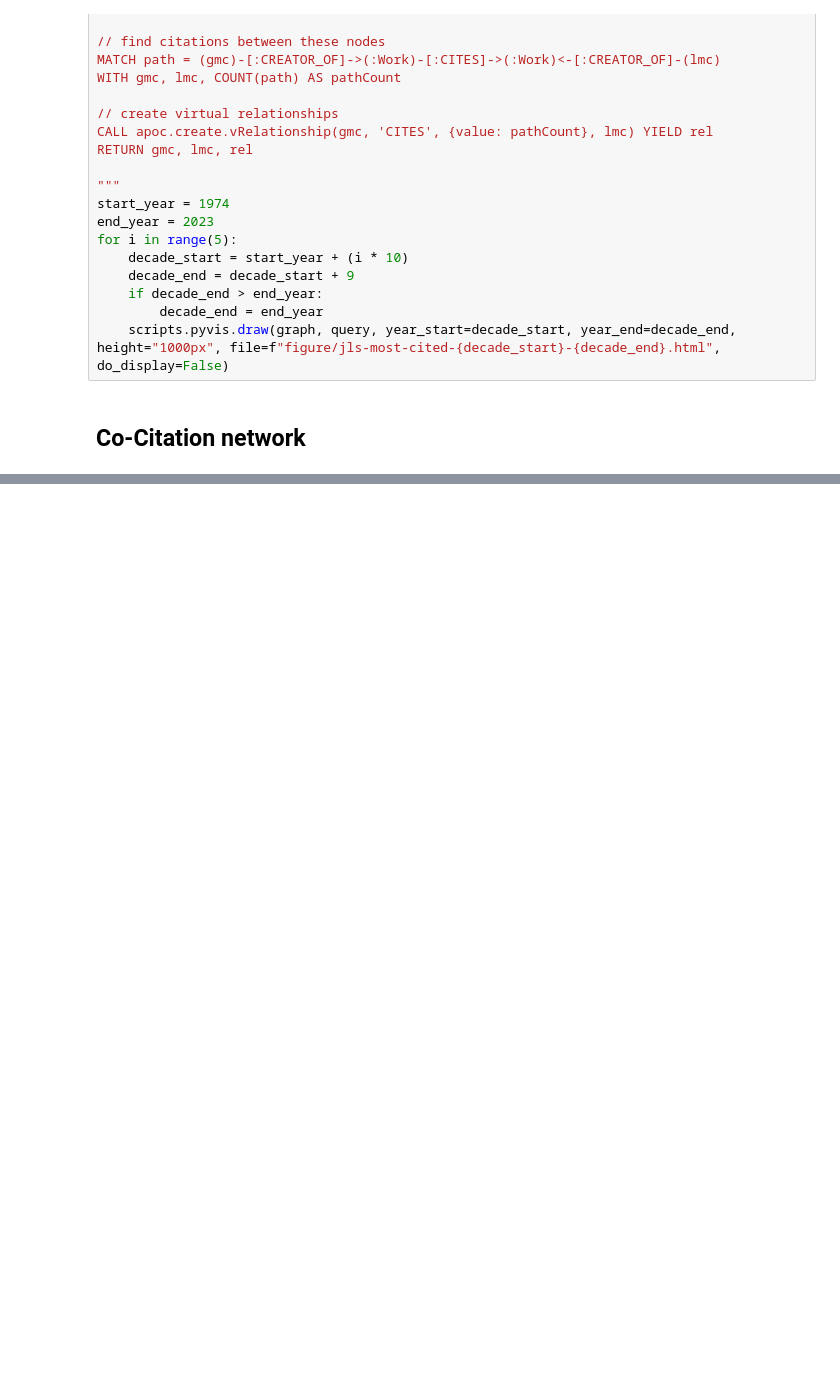
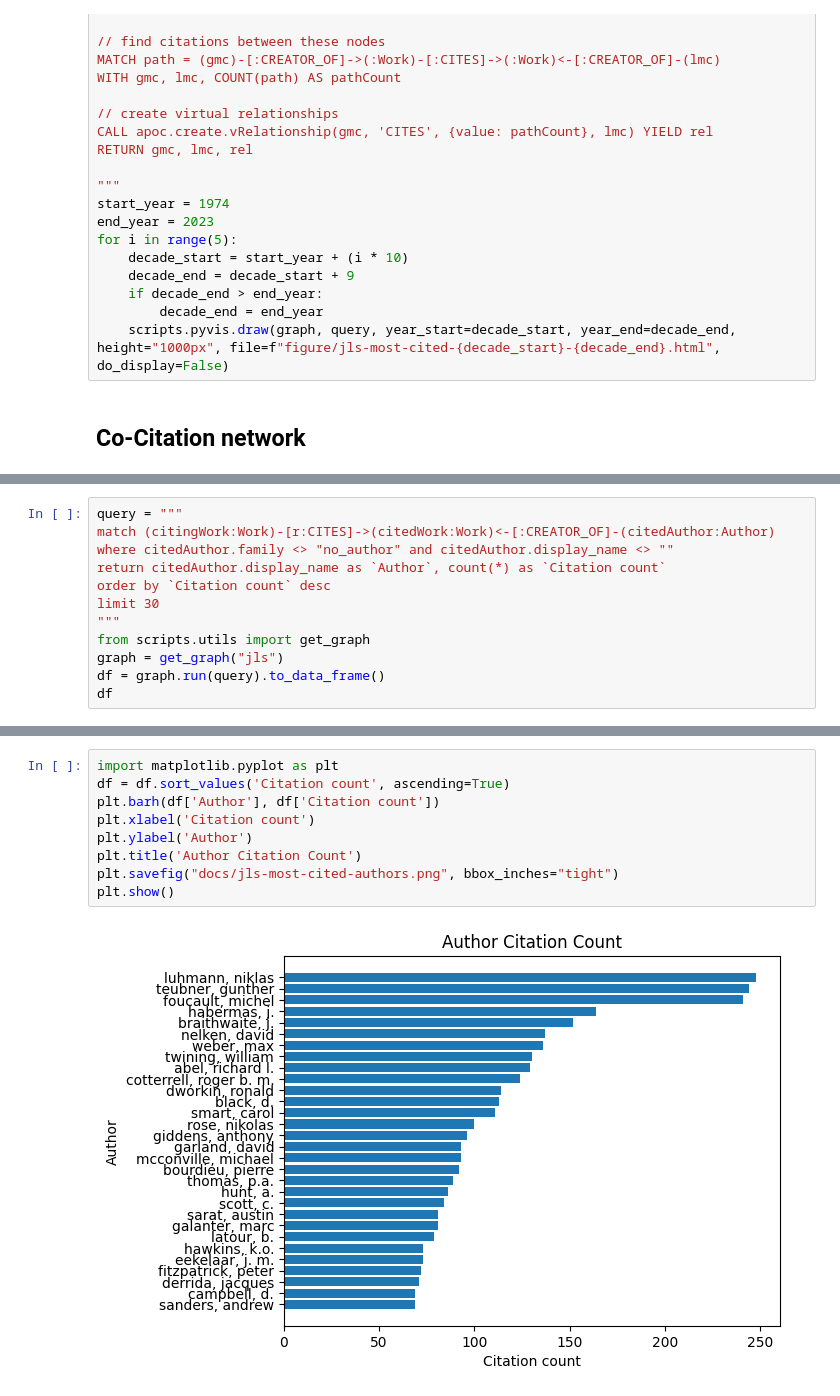
Before and after one commit to cboulanger/jls-bibliometry, a Jupyter notebook: jls-bibliometry.ipynb, the cells around one changed output, grey strips where cells are left out. Drawn from its saved outputs; the diff is of its cells as text; blank space fills up the shorter version.

Commit message:
Update figures and code

```diff
--- a/jls-bibliometry.ipynb
+++ b/jls-bibliometry.ipynb
@@ -103,0 +102,12 @@ scripts.pyvis.draw(graph, query, file="figure/jls-co-citation-network.html", hei
+# %%
+query = """
+match (citingWork:Work)-[r:CITES]->(citedWork:Work)<-[:CREATOR_OF]-(citedAuthor:Author)
+where citedAuthor.family <> "no_author" and citedAuthor.display_name <> ""
+return citedAuthor.display_name as `Author`, count(*) as `Citation count`
+order by `Citation count` desc
+limit 30
+"""
+from scripts.utils import get_graph
+graph = get_graph("jls")
+df = graph.run(query).to_data_frame()
+df
@@ -103,0 +132,11 @@ scripts.pyvis.draw(graph, query, file="figure/jls-co-citation-network.html", hei
+# %%
+import matplotlib.pyplot as plt
+df = df.sort_values('Citation count', ascending=True)
+plt.barh(df['Author'], df['Citation count'])
+plt.xlabel('Citation count')
+plt.ylabel('Author')
+plt.title('Author Citation Count')
+plt.savefig("docs/jls-most-cited-authors.png", bbox_inches="tight")
+plt.show()
+# %% [output]
+[figure, added]
```
Also changed, not shown: parts of 6 cells of this notebook, 7 other files.
